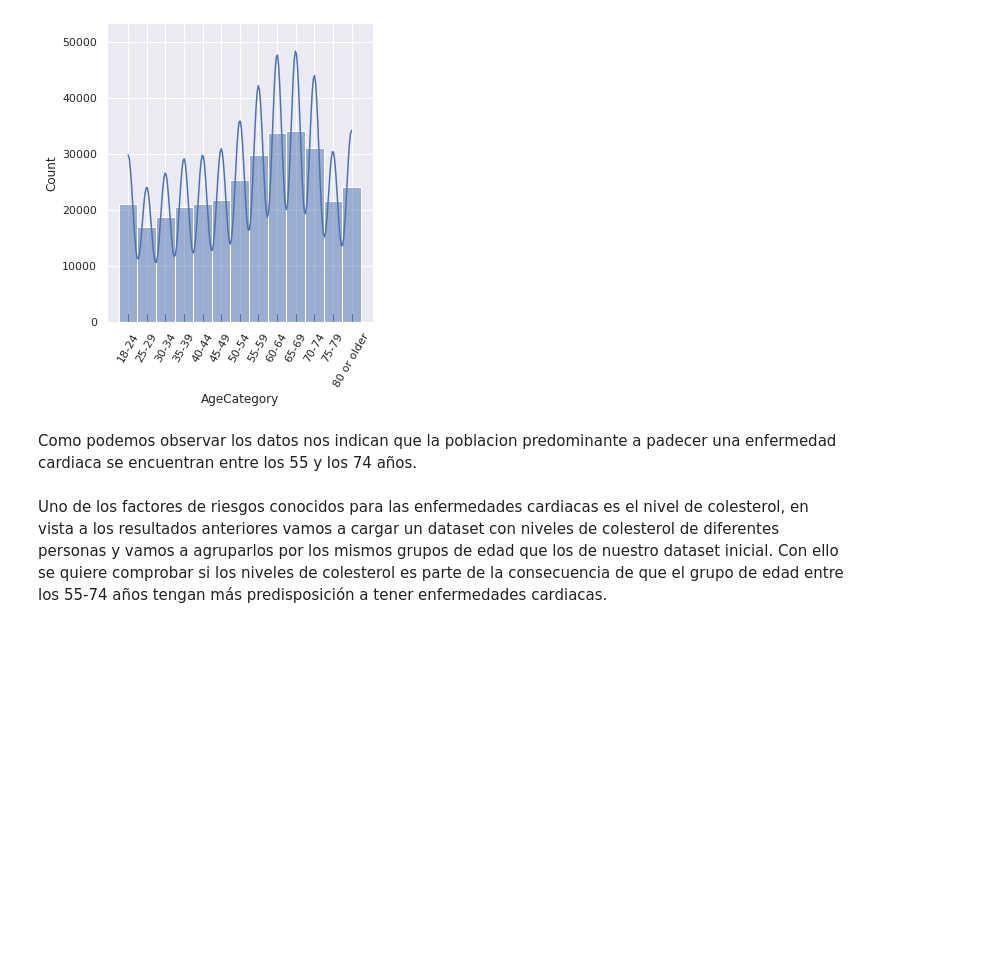
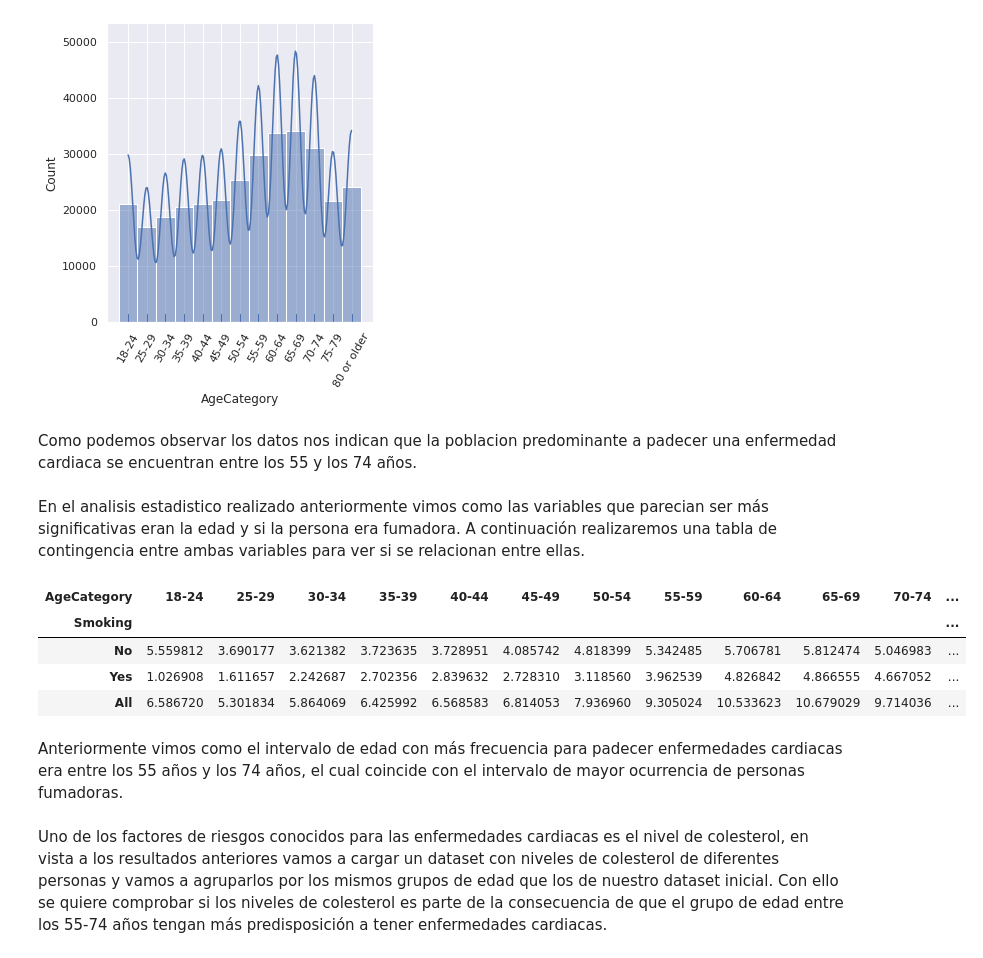
Before and after one commit to mariachurches/PythonIA, a Jupyter notebook: PracticaFinal/01MIAR_ACT_Final.ipynb, the cells around one changed output. Drawn from its saved outputs; the diff is of its cells as text; code cells hidden in the pictures; blank space fills up the shorter version.

```diff
--- a/PracticaFinal/01MIAR_ACT_Final.ipynb
+++ b/PracticaFinal/01MIAR_ACT_Final.ipynb
@@ -235,6 +243,18 @@ plt.show()
 [figure]
 # %% [markdown]
 Como podemos observar los datos nos indican que la poblacion predominante a padecer una enfermedad cardiaca se encuentran entre los 55 y los 74 años.
+# %% [markdown]
+En el analisis estadistico realizado anteriormente vimos como las variables que parecian ser más significativas eran la edad y si la persona era fumadora. A continuación realizaremos una tabla de contingencia entre ambas variables para ver si se relacionan entre ellas.
+# %%
+pd.crosstab(index=data_heart['Smoking'], columns=data_heart['AgeCategory'], margins=True).apply(lambda r: r/len(data_heart) *100, axis=1)
+# %% [output]
+| AgeCategory | 18-24 | 25-29 | 30-34 | 35-39 | 40-44 | 45-49 | 50-54 | 55-59 | 60-64 | 65-69 | 70-74 | ... |
+| Smoking |  |  |  |  |  |  |  |  |  |  |  | ... |
+| No | 5.559812 | 3.690177 | 3.621382 | 3.723635 | 3.728951 | 4.085742 | 4.818399 | 5.342485 | 5.706781 | 5.812474 | 5.046983 | ... |
+| Yes | 1.026908 | 1.611657 | 2.242687 | 2.702356 | 2.839632 | 2.728310 | 3.118560 | 3.962539 | 4.826842 | 4.866555 | 4.667052 | ... |
+| All | 6.586720 | 5.301834 | 5.864069 | 6.425992 | 6.568583 | 6.814053 | 7.936960 | 9.305024 | 10.533623 | 10.679029 | 9.714036 | ... |
+# %% [markdown]
+Anteriormente vimos como el intervalo de edad con más frecuencia para padecer enfermedades cardiacas era entre los 55 años y los 74 años, el cual coincide con el intervalo de mayor ocurrencia de personas fumadoras.
 # %% [markdown]
 Uno de los factores de riesgos conocidos para las enfermedades cardiacas es el nivel de colesterol, en vista a los resultados anteriores vamos a cargar un dataset con niveles de colesterol de diferentes personas y vamos a agruparlos por los mismos grupos de edad que los de nuestro dataset inicial. Con ello se quiere comprobar si los niveles de colesterol es parte de la consecuencia de que el grupo de edad entre los 55-74 años tengan más predisposición a tener enfermedades cardiacas.
 # %%
```
Also changed, not shown: parts of 6 cells of this notebook.
